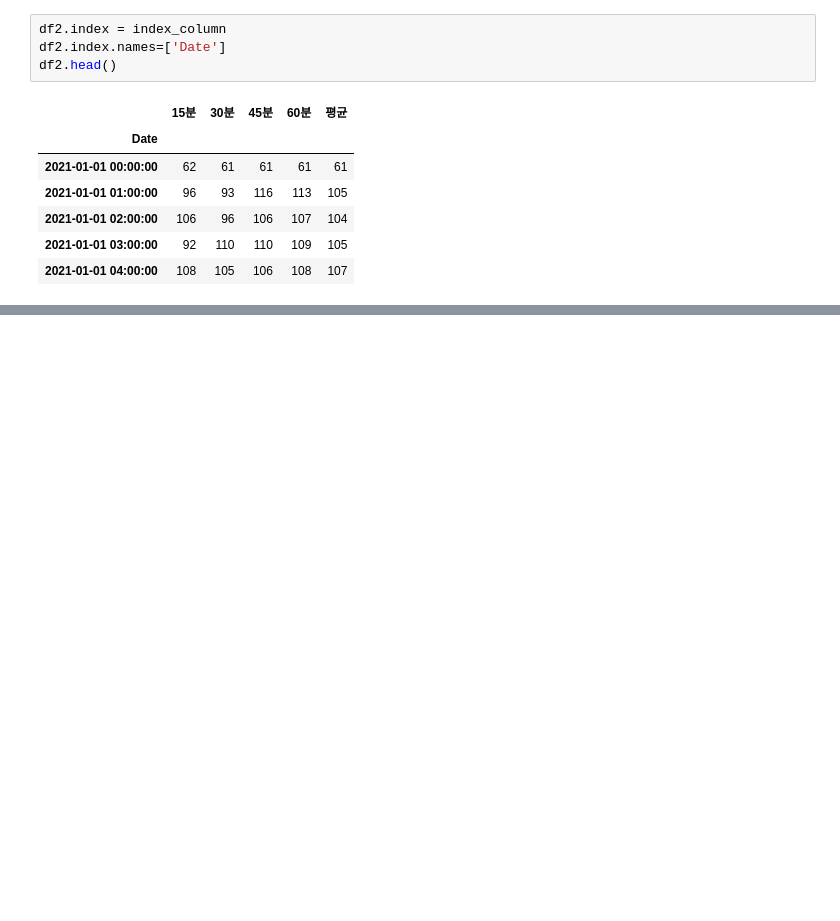
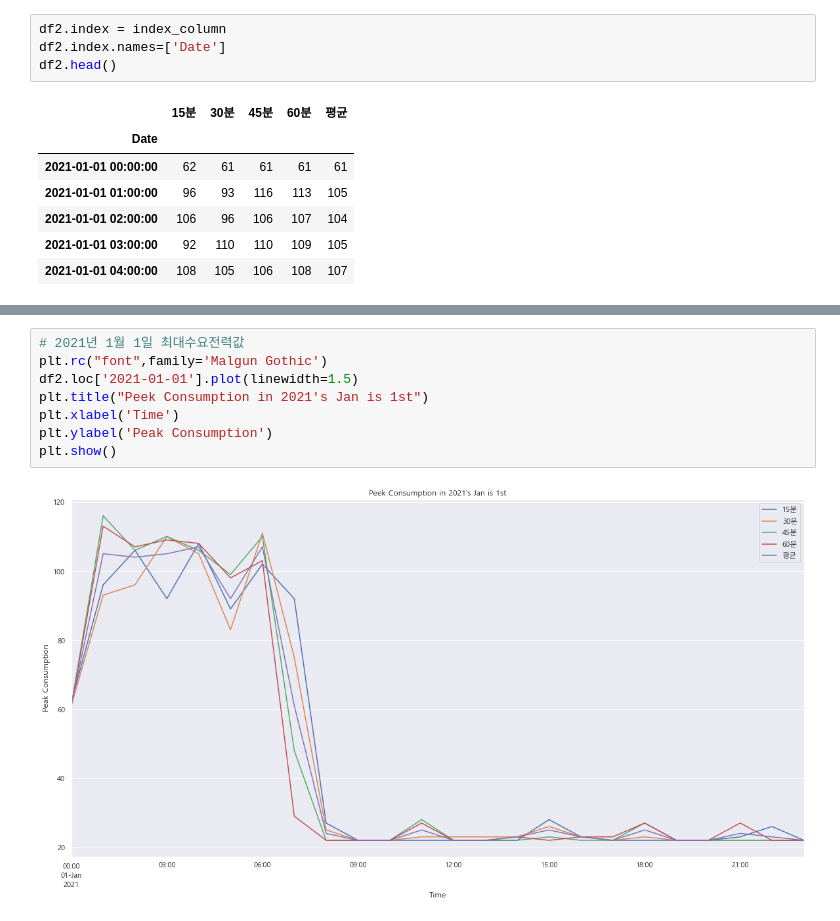
Before and after one commit to bigdataleeky/python, a Jupyter notebook: 20220512/20220512_자원최적화AI.ipynb, the cells around one changed output, grey strips where cells are left out. Cells and saved outputs as stored; diff of their text form; blank space fills up the shorter version.

```diff
--- a/20220512/20220512_자원최적화AI.ipynb
+++ b/20220512/20220512_자원최적화AI.ipynb
@@ -314,0 +353,10 @@ df2.head()
+# %%
+# 2021년 1월 1일 최대수요전력값
+plt.rc("font",family='Malgun Gothic')
+df2.loc['2021-01-01'].plot(linewidth=1.5)
+plt.title("Peek Consumption in 2021's Jan is 1st")
+plt.xlabel('Time')
+plt.ylabel('Peak Consumption')
+plt.show()
+# %% [output]
+[figure, added]
```
Also changed, not shown: parts of 10 cells of this notebook.
